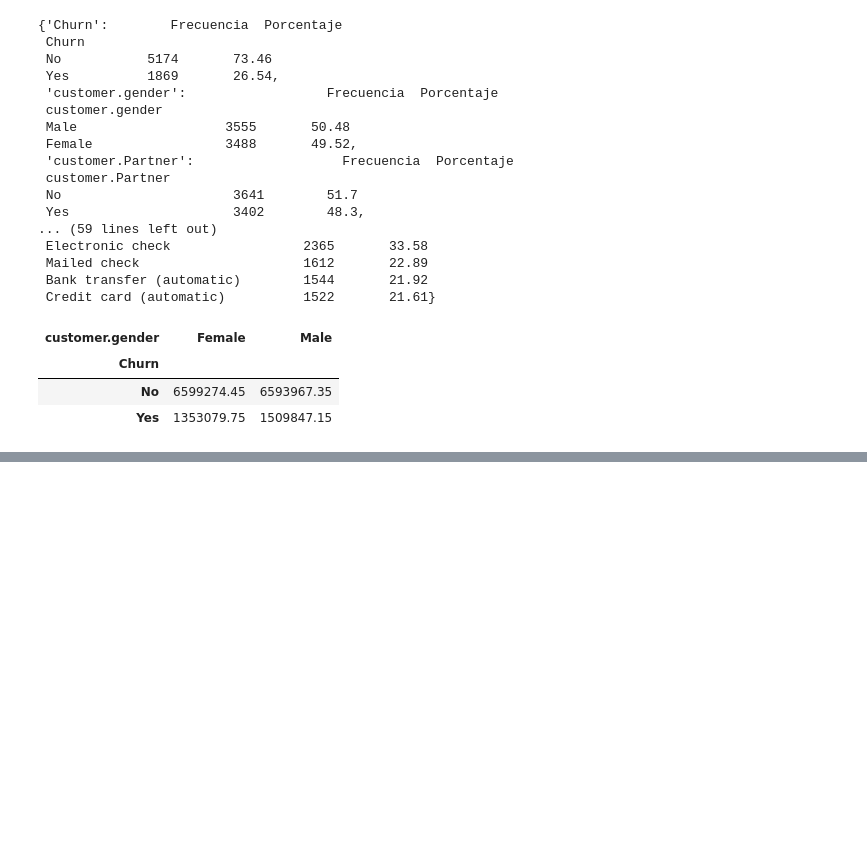
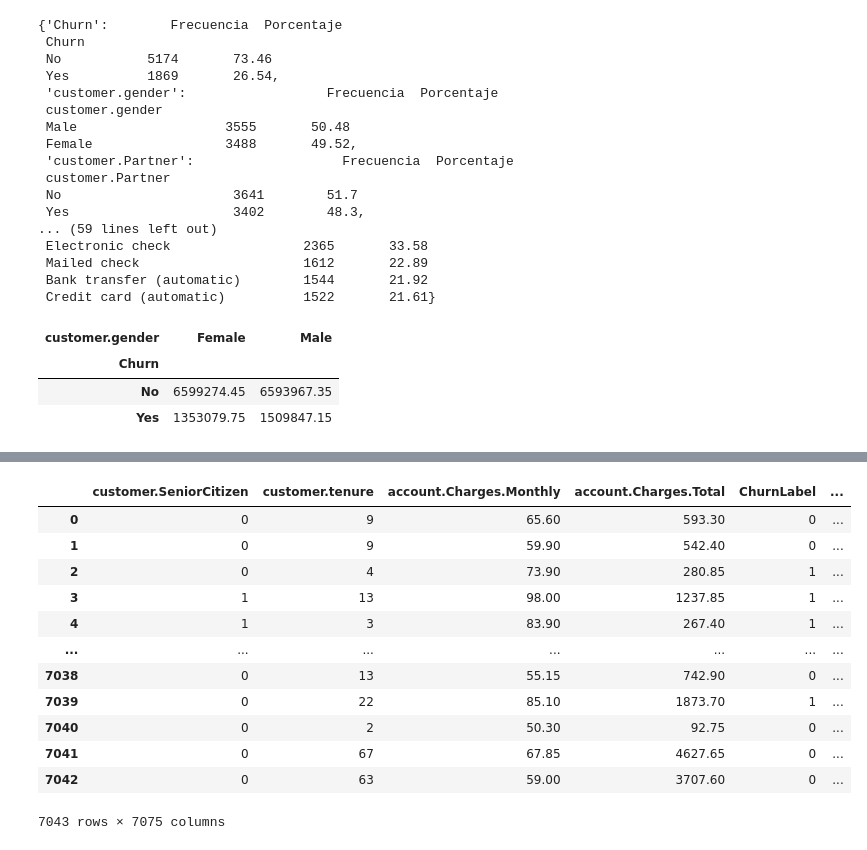
Before and after one commit to Tecindes/ChakkengeONE, a Jupyter notebook: TelecomX_parte2_latam.ipynb, the cells around one changed output, grey strips where cells are left out. Drawn from its saved outputs; the diff is of its cells as text; code cells hidden in the pictures; blank space fills up the shorter version.

```diff
--- a/TelecomX_parte2_latam.ipynb
+++ b/TelecomX_parte2_latam.ipynb
@@ -183,0 +217,16 @@ pd.crosstab(df['Churn'],df['customer.gender'], aggfunc='sum', values=df['account
+# %%
+df_encoded
+# %% [output]
+|  | customer.SeniorCitizen | customer.tenure | account.Charges.Monthly | account.Charges.Total | ChurnLabel | ... |
+| 0 | 0 | 9 | 65.60 | 593.30 | 0 | ... |
+| 1 | 0 | 9 | 59.90 | 542.40 | 0 | ... |
+| 2 | 0 | 4 | 73.90 | 280.85 | 1 | ... |
+| 3 | 1 | 13 | 98.00 | 1237.85 | 1 | ... |
+| 4 | 1 | 3 | 83.90 | 267.40 | 1 | ... |
+| ... | ... | ... | ... | ... | ... | ... |
+| 7038 | 0 | 13 | 55.15 | 742.90 | 0 | ... |
+| 7039 | 0 | 22 | 85.10 | 1873.70 | 1 | ... |
+| 7040 | 0 | 2 | 50.30 | 92.75 | 0 | ... |
+| 7041 | 0 | 67 | 67.85 | 4627.65 | 0 | ... |
+| 7042 | 0 | 63 | 59.00 | 3707.60 | 0 | ... |
+7043 rows × 7075 columns
```
Also changed, not shown: parts of 4 cells of this notebook.
